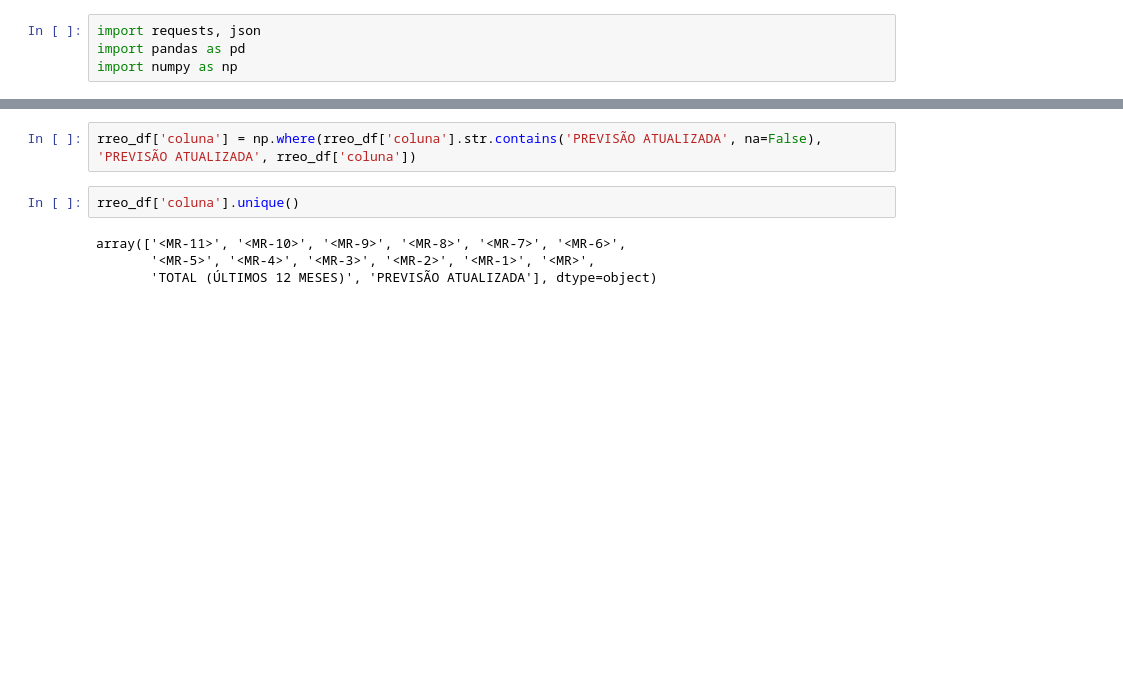
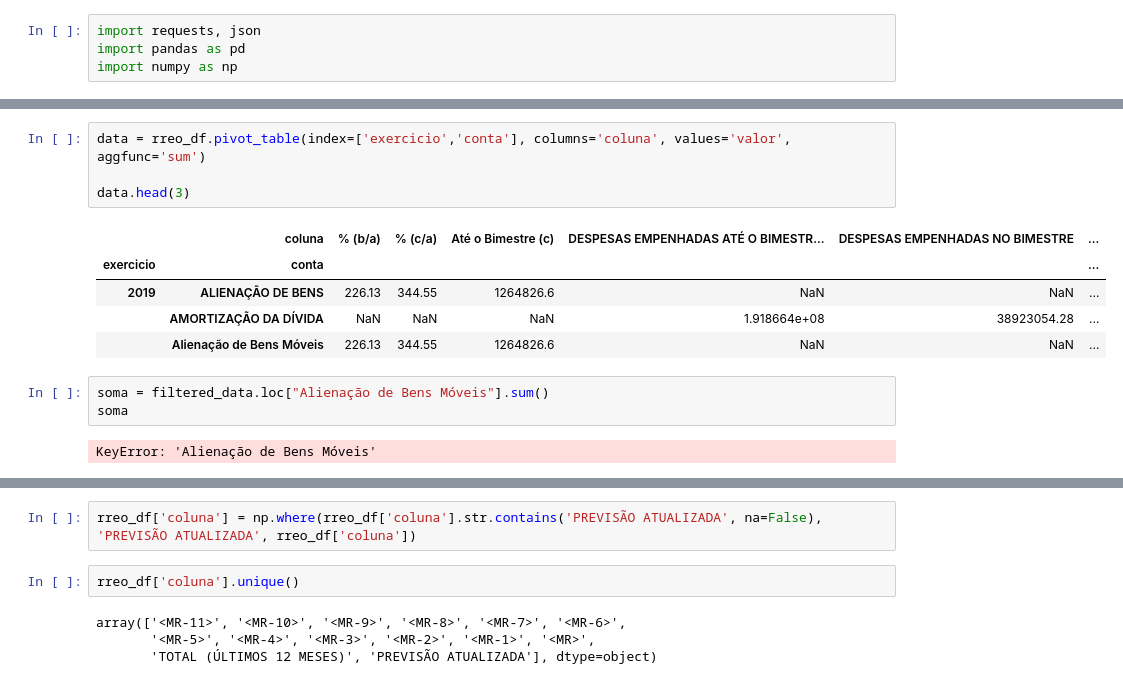
Before and after one commit to PedroJRod/api_siconfi, a Jupyter notebook: report.ipynb, the cells around one changed output, grey strips where cells are left out. Saved outputs shown, nothing was run; the diff lists cells and outputs as text; blank space fills up the shorter version.

```diff
--- a/report.ipynb
+++ b/report.ipynb
@@ -27,0 +134,15 @@ for i in an_exercicio:
+# %%
+data = rreo_df.pivot_table(index=['exercicio','conta'], columns='coluna', values='valor', aggfunc='sum')
+
+data.head(3)
+# %% [output]
+|  | coluna | % (b/a) | % (c/a) | Até o Bimestre (c) | DESPESAS EMPENHADAS ATÉ O BIMESTR... | DESPESAS EMPENHADAS NO BIMESTRE | ... |
+| exercicio | conta |  |  |  |  |  | ... |
+| 2019 | ALIENAÇÃO DE BENS | 226.13 | 344.55 | 1264826.6 | NaN | NaN | ... |
+|  | AMORTIZAÇÃO DA DÍVIDA | NaN | NaN | NaN | 1.918664e+08 | 38923054.28 | ... |
+|  | Alienação de Bens Móveis | 226.13 | 344.55 | 1264826.6 | NaN | NaN | ... |
+# %%
+soma = filtered_data.loc["Alienação de Bens Móveis"].sum()
+soma
+# %% [output]
+KeyError: 'Alienação de Bens Móveis'
```
Also changed, not shown: parts of 11 cells of this notebook, 3 other files.
